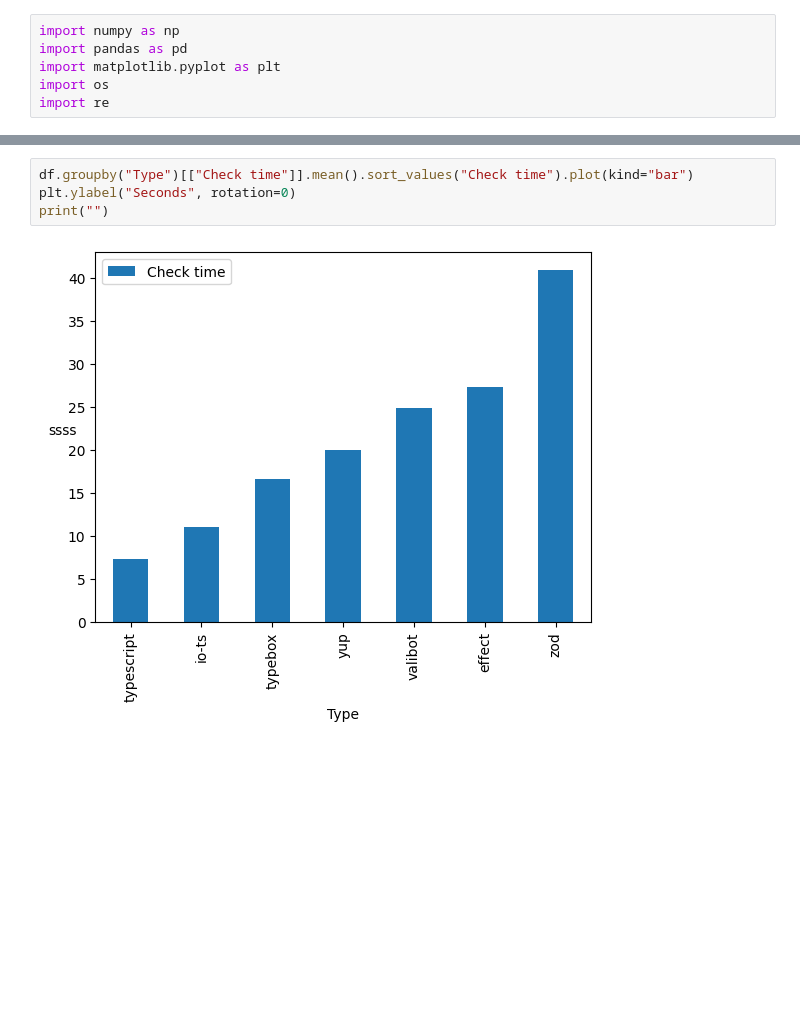
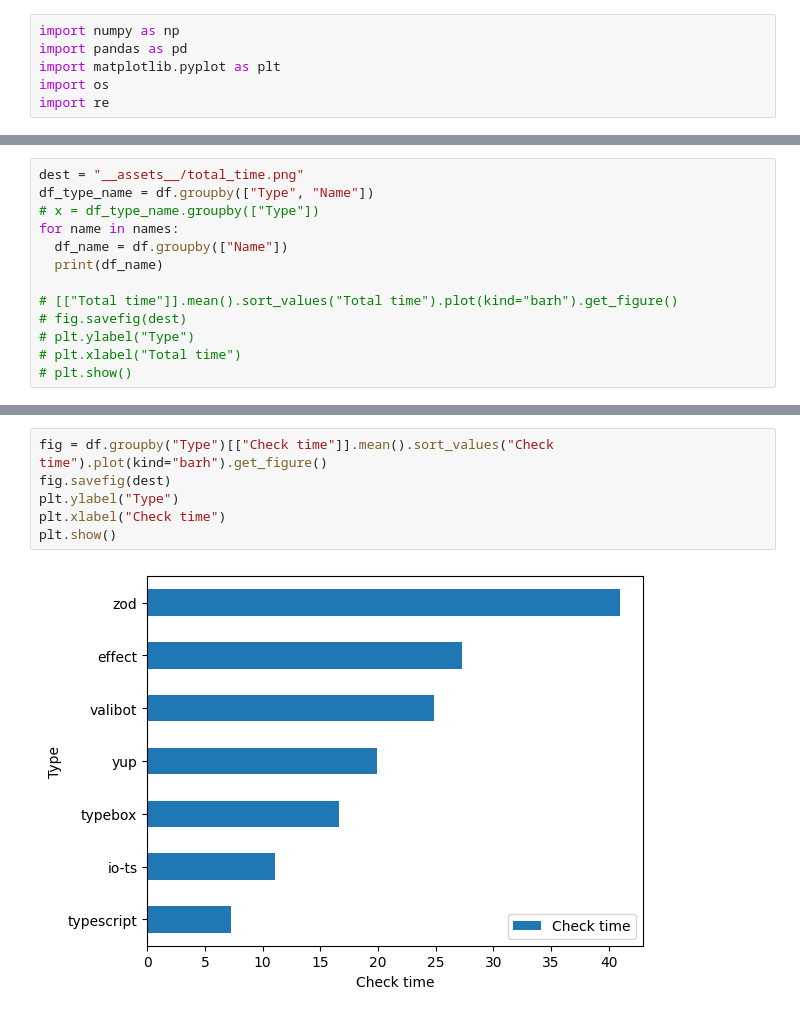
Before and after one commit to softnetics/schema-validator-benchmark, a Jupyter notebook: src/reports/index.ipynb, the cells around one changed output, grey strips where cells are left out. Cells and saved outputs as stored; diff of their text form; blank space fills up the shorter version.

```diff
--- a/src/reports/index.ipynb
+++ b/src/reports/index.ipynb
@@ -79,0 +84,13 @@ print("")
+# %%
+dest = "__assets__/total_time.png"
+df_type_name = df.groupby(["Type", "Name"])
+# x = df_type_name.groupby(["Type"])
+for name in names:
+  df_name = df.groupby(["Name"])
+  print(df_name)
+
+# [["Total time"]].mean().sort_values("Total time").plot(kind="barh").get_figure()
+# fig.savefig(dest)
+# plt.ylabel("Type")
+# plt.xlabel("Total time")
+# plt.show()
@@ -80,6 +115,8 @@ print("")
 # %%
-df.groupby("Type")[["Check time"]].mean().sort_values("Check time").plot(kind="bar")
-plt.ylabel("Seconds", rotation=0)
-print("")
+fig = df.groupby("Type")[["Check time"]].mean().sort_values("Check time").plot(kind="barh").get_figure()
+fig.savefig(dest)
+plt.ylabel("Type")
+plt.xlabel("Check time")
+plt.show()
 # %% [output]
-[figure, old version]
+[figure, new version]
```
Also changed, not shown: parts of 3 cells of this notebook, 1 other file.
